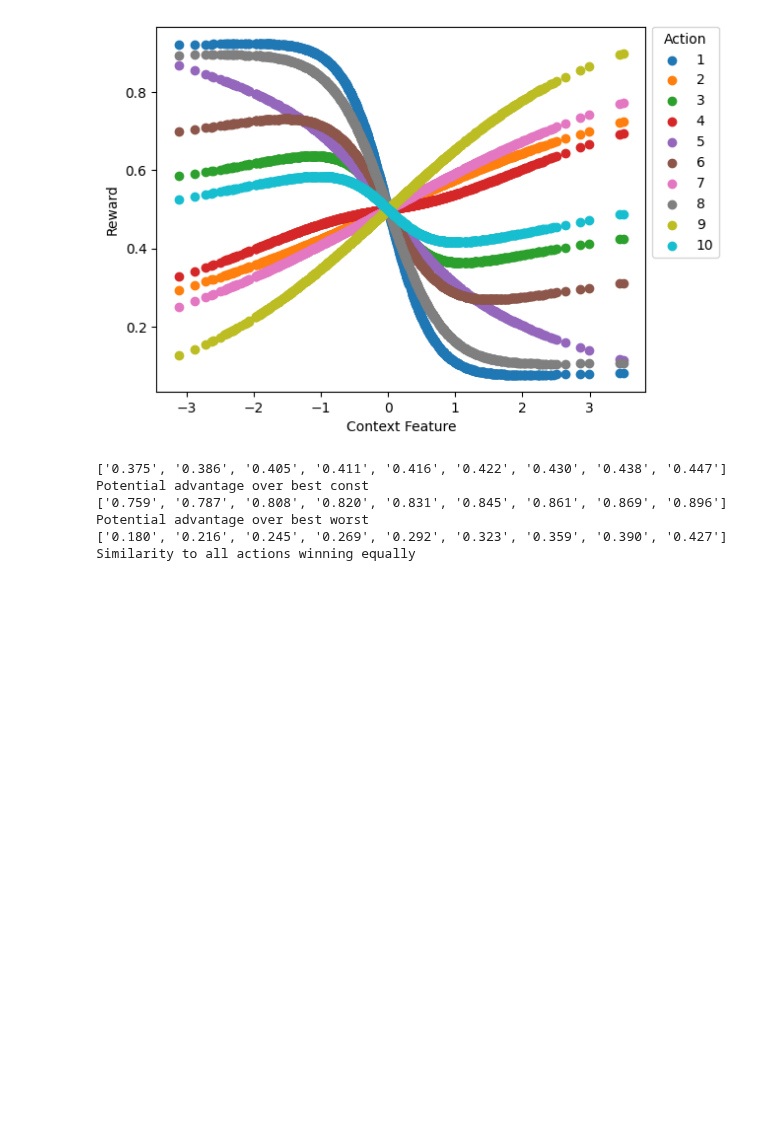
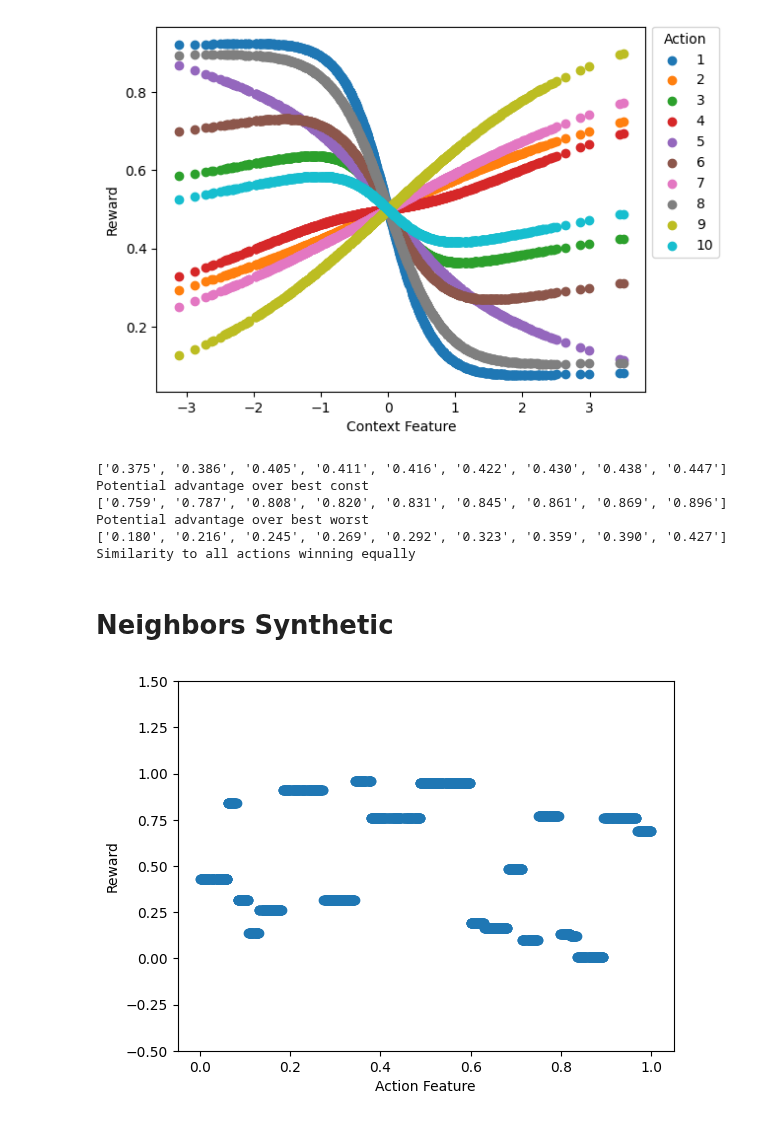
Before and after one commit to VowpalWabbit/coba, a Jupyter notebook: examples/notebooks/Synthetics.ipynb, the cells around one changed output. Saved outputs shown, nothing was run; the diff lists cells and outputs as text; code cells hidden in the pictures; blank space fills up the shorter version.

```diff
--- a/examples/notebooks/Synthetics.ipynb
+++ b/examples/notebooks/Synthetics.ipynb
@@ -125,3 +152,9 @@ print(str([f"{r:.3f}" for r in quantiles(indexs,n=10)]) + " Similarity to all ac
 ['0.375', '0.386', '0.405', '0.411', '0.416', '0.422', '0.430', '0.438', '0.447'] Potential advantage over best const
 ['0.759', '0.787', '0.808', '0.820', '0.831', '0.845', '0.861', '0.869', '0.896'] Potential advantage over best worst
 ['0.180', '0.216', '0.245', '0.269', '0.292', '0.323', '0.359', '0.390', '0.427'] Similarity to all actions winning equally
+# %% [markdown]
+# Neighbors Synthetic
+# %%
+visualize_global_reward(cb.Environments.from_neighbors_synthetic(1000, n_context_features=0, n_action_features=1, n_neighborhoods=20, seed=None))
+# %% [output]
+[figure, added]
```
Also changed, not shown: parts of 9 cells of this notebook.
